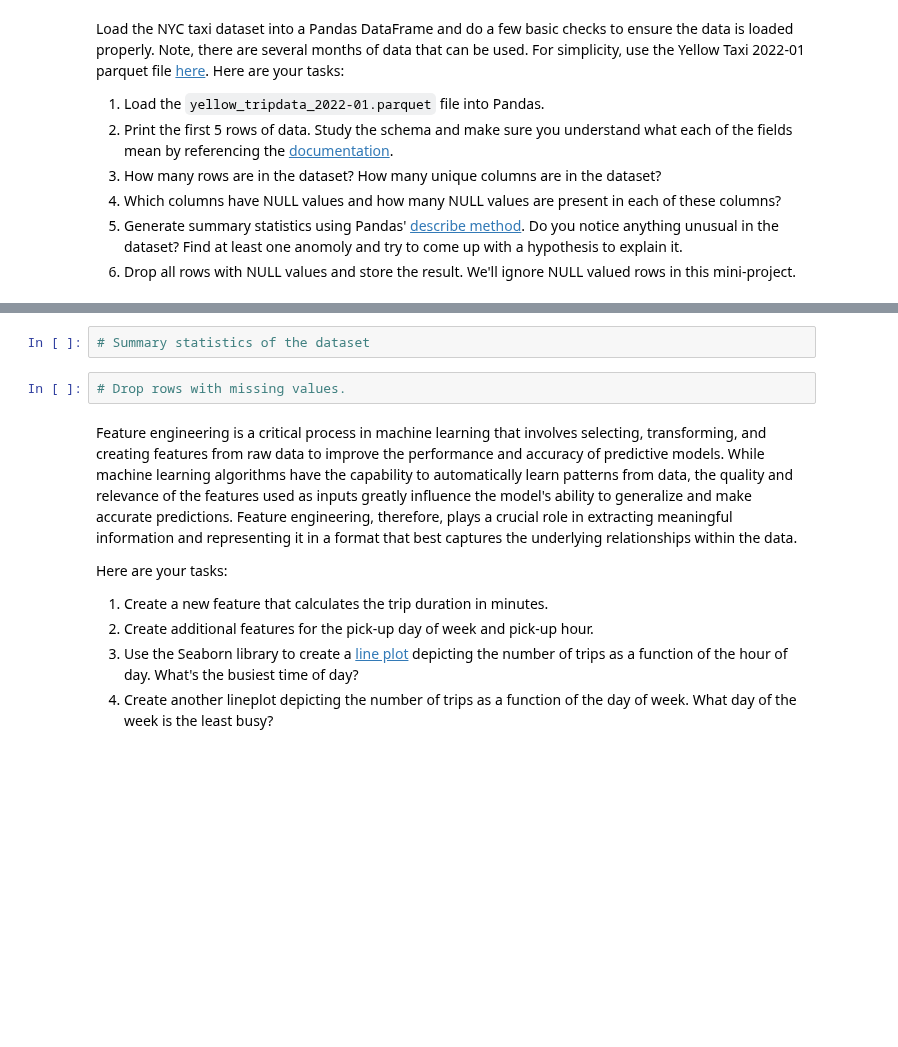
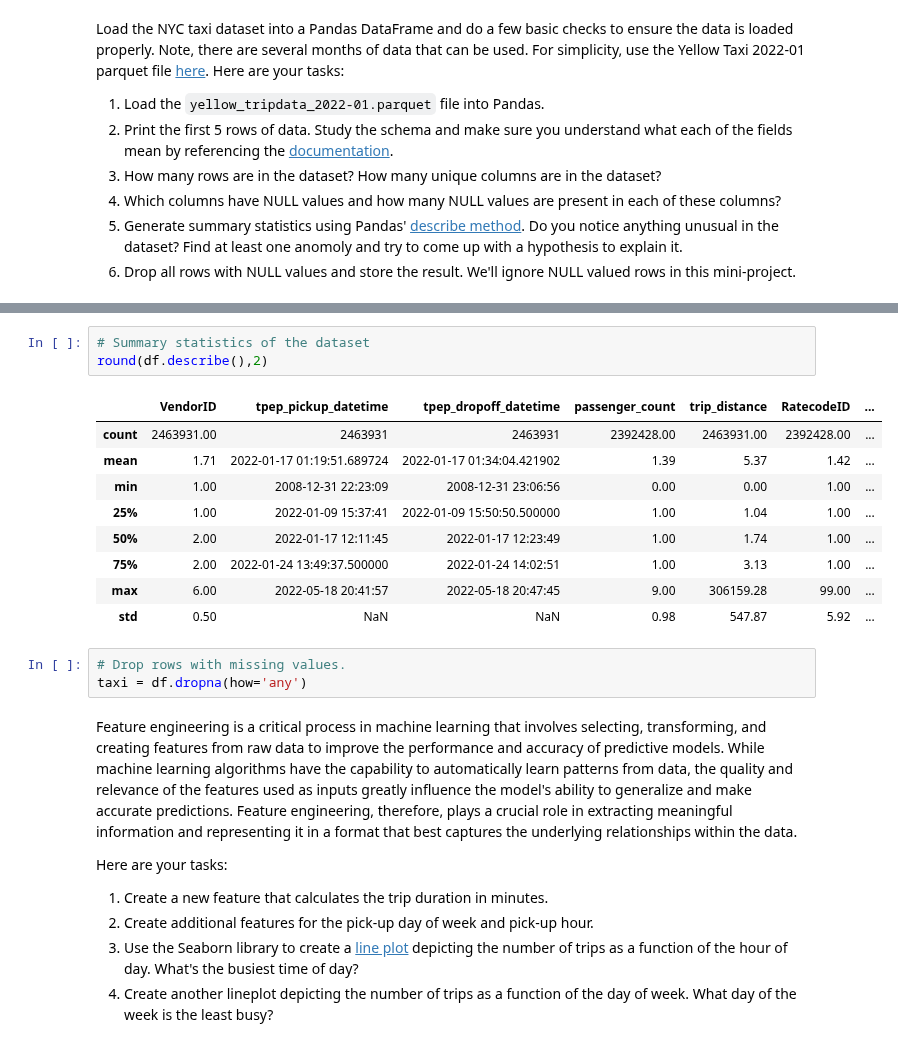
Before and after one commit to Spencer166/First, a Jupyter notebook: Student_MLE_MiniProject_EDA.ipynb, the cells around one changed output, grey strips where cells are left out. Cells and saved outputs as stored; diff of their text form; blank space fills up the shorter version.

```diff
--- a/Student_MLE_MiniProject_EDA.ipynb
+++ b/Student_MLE_MiniProject_EDA.ipynb
@@ -43,7 +72,19 @@ FileNotFoundError: [Errno 2] No such file or directory: 'yellow_tripdata_2022-01
 # %%
 # Summary statistics of the dataset
+round(df.describe(),2)
+# %% [output]
+|  | VendorID | tpep_pickup_datetime | tpep_dropoff_datetime | passenger_count | trip_distance | RatecodeID | ... |
+| count | 2463931.00 | 2463931 | 2463931 | 2392428.00 | 2463931.00 | 2392428.00 | ... |
+| mean | 1.71 | 2022-01-17 01:19:51.689724 | 2022-01-17 01:34:04.421902 | 1.39 | 5.37 | 1.42 | ... |
+| min | 1.00 | 2008-12-31 22:23:09 | 2008-12-31 23:06:56 | 0.00 | 0.00 | 1.00 | ... |
+| 25% | 1.00 | 2022-01-09 15:37:41 | 2022-01-09 15:50:50.500000 | 1.00 | 1.04 | 1.00 | ... |
+| 50% | 2.00 | 2022-01-17 12:11:45 | 2022-01-17 12:23:49 | 1.00 | 1.74 | 1.00 | ... |
+| 75% | 2.00 | 2022-01-24 13:49:37.500000 | 2022-01-24 14:02:51 | 1.00 | 3.13 | 1.00 | ... |
+| max | 6.00 | 2022-05-18 20:41:57 | 2022-05-18 20:47:45 | 9.00 | 306159.28 | 99.00 | ... |
+| std | 0.50 | NaN | NaN | 0.98 | 547.87 | 5.92 | ... |
 # %%
 # Drop rows with missing values.
+taxi = df.dropna(how='any')
 # %% [markdown]
 Feature engineering is a critical process in machine learning that involves selecting, transforming, and creating features from raw data to improve the performance and accuracy of predictive models. While machine learning algorithms have the capability to automatically learn patterns from data, the quality and relevance of the features used as inputs greatly influence the model's ability to generalize and make accurate predictions. Feature engineering, therefore, plays a crucial role in extracting meaningful information and representing it in a format that best captures the underlying relationships within the data.
 
```
Also changed, not shown: parts of 4 cells of this notebook.
